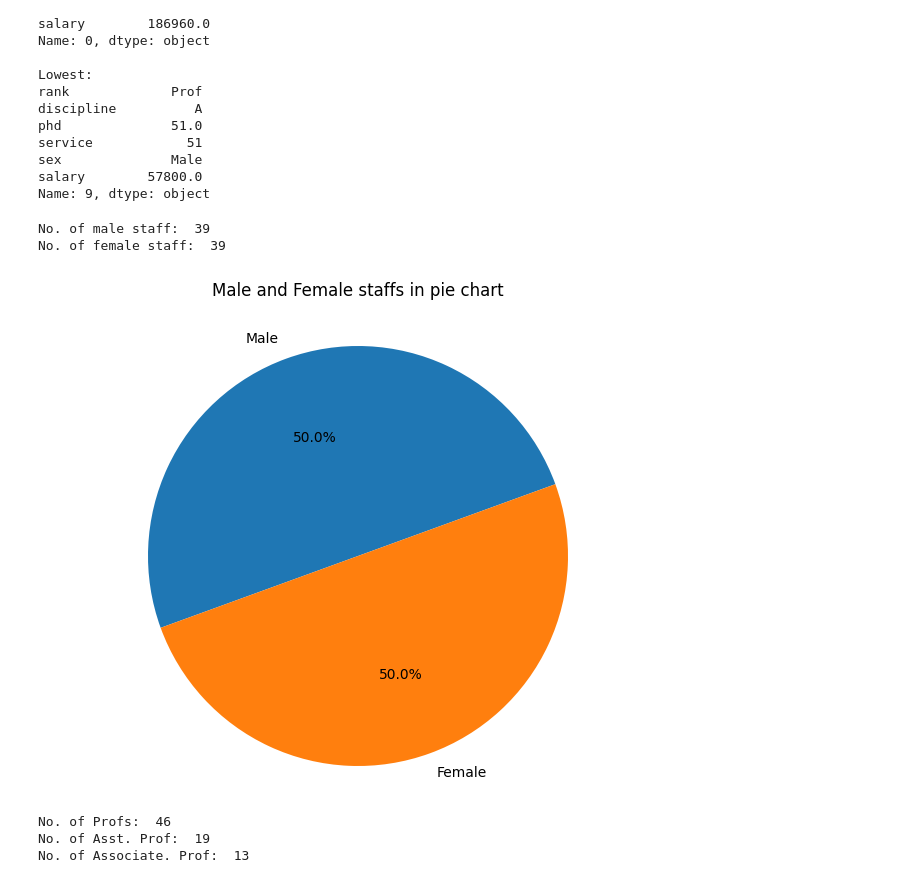
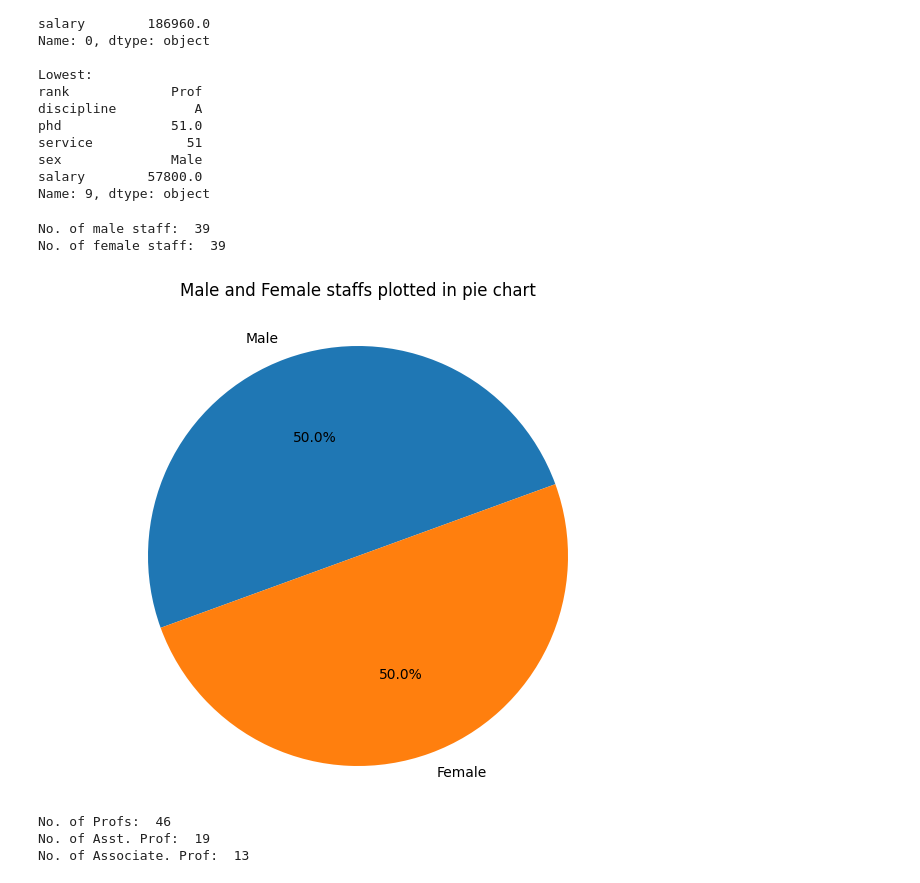
Before and after one commit to amajaying/TTL-Lab, a Jupyter notebook: 13-Mar-Lab7&Lab8.ipynb, the cells around one changed output. Drawn from its saved outputs; the diff is of its cells as text; code cells hidden in the pictures.

```diff
--- a/13-Mar-Lab7.ipynb
+++ b/13-Mar-Lab7&Lab8.ipynb
@@ -552,22 +552,22 @@ sal['phd'] = sal['phd'].fillna(sal.groupby('service')['phd'].transform('mean'))
 # %%
 # Qn 7
 
 import matplotlib.pyplot as plt
 
 gender_counts = df['sex'].value_counts()
 
 print("No. of male staff: ", gender_counts['Male']);
 print("No. of female staff: ", gender_counts['Female']);
 
 plt.figure(figsize=(8,6))
 plt.pie(gender_counts, labels=gender_counts.index, autopct="%1.1f%%", startangle=20)
-plt.title("Male and Female staffs in pie chart\n")
+plt.title("Male and Female staffs plotted in pie chart\n")
 plt.axis("equal")
 plt.show()
 # %% [output]
 No. of male staff:  39
 No. of female staff:  39
-[figure, old version]
+[figure, new version]
 # %%
 # Qn 8
 
```
